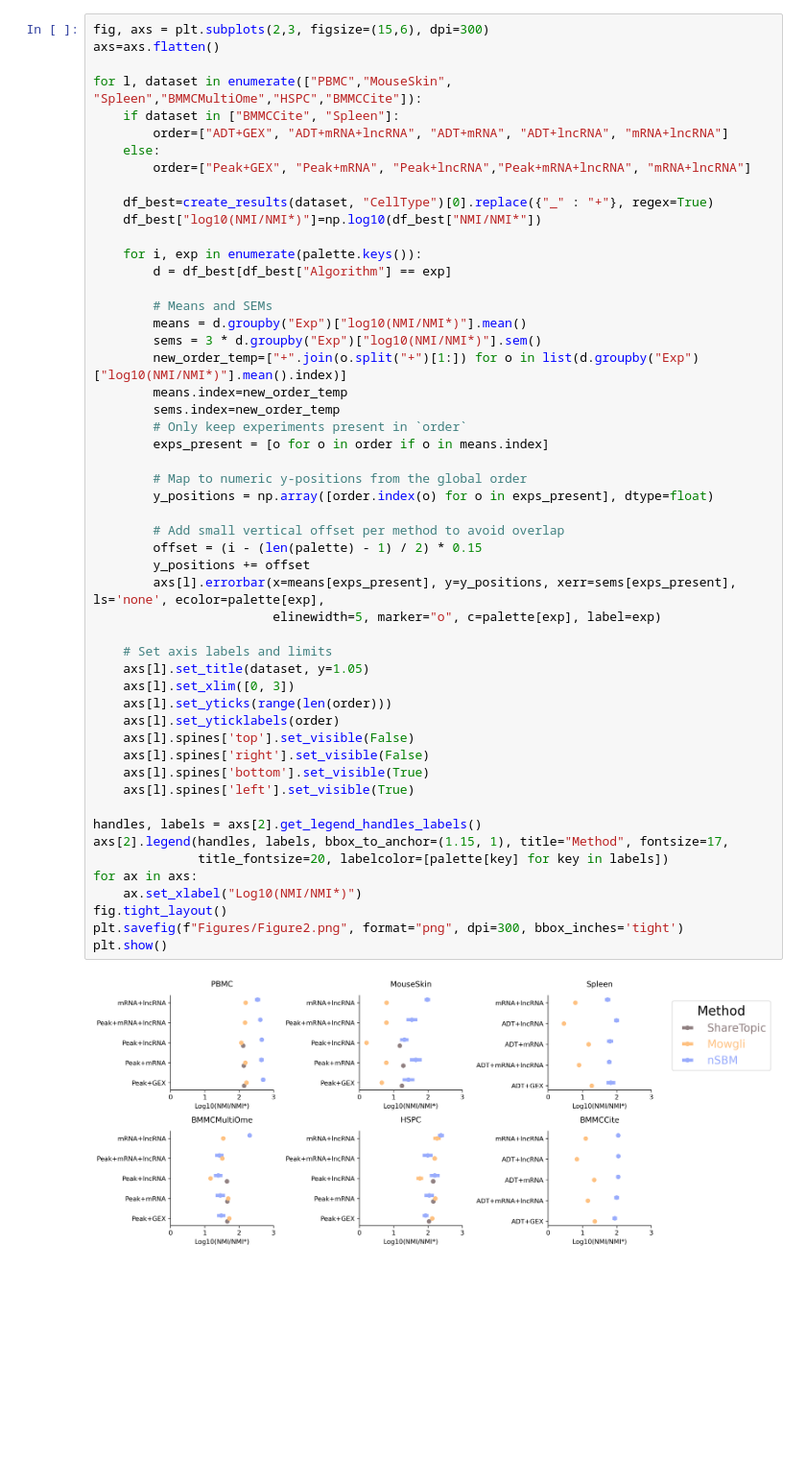
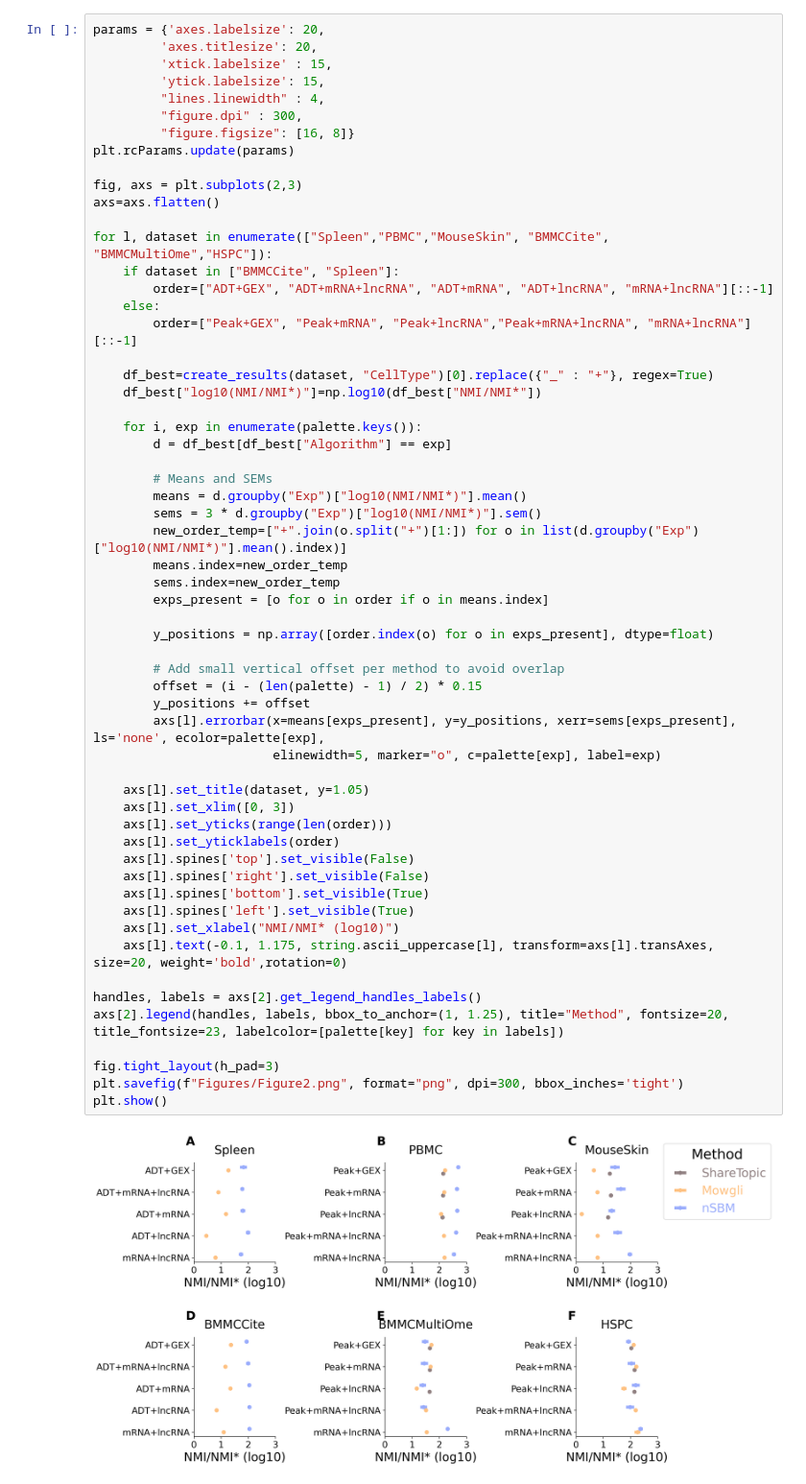
Before and after one commit to gmalagol10/bionsbm, a Jupyter notebook: reproducibility/C_Clustering.ipynb, the cells around one changed output. Shown at 96% size. Saved outputs shown, nothing was run; the diff lists cells and outputs as text; blank space fills up the shorter version.

```diff
--- a/reproducibility/C_Clustering.ipynb
+++ b/reproducibility/C_Clustering.ipynb
@@ -115,12 +27,21 @@ def create_results(dataset, label, metric="NMI/NMI*"):
 # %%
-fig, axs = plt.subplots(2,3, figsize=(15,6), dpi=300)
+params = {'axes.labelsize': 20,
+         'axes.titlesize': 20,
+         'xtick.labelsize' : 15,
+         'ytick.labelsize': 15,
+         "lines.linewidth" : 4,
+         "figure.dpi" : 300,
+         "figure.figsize": [16, 8]}
+plt.rcParams.update(params)
+
+fig, axs = plt.subplots(2,3)
 axs=axs.flatten()
 
-for l, dataset in enumerate(["PBMC","MouseSkin", "Spleen","BMMCMultiOme","HSPC","BMMCCite"]):
+for l, dataset in enumerate(["Spleen","PBMC","MouseSkin", "BMMCCite", "BMMCMultiOme","HSPC"]):
     if dataset in ["BMMCCite", "Spleen"]:
-        order=["ADT+GEX", "ADT+mRNA+lncRNA", "ADT+mRNA", "ADT+lncRNA", "mRNA+lncRNA"]
+        order=["ADT+GEX", "ADT+mRNA+lncRNA", "ADT+mRNA", "ADT+lncRNA", "mRNA+lncRNA"][::-1]
     else:
-        order=["Peak+GEX", "Peak+mRNA", "Peak+lncRNA","Peak+mRNA+lncRNA", "mRNA+lncRNA"]
+        order=["Peak+GEX", "Peak+mRNA", "Peak+lncRNA","Peak+mRNA+lncRNA", "mRNA+lncRNA"][::-1]
 
     df_best=create_results(dataset, "CellType")[0].replace({"_" : "+"}, regex=True)
     df_best["log10(NMI/NMI*)"]=np.log10(df_best["NMI/NMI*"])
@@ -130,39 +51,36 @@ for l, dataset in enumerate(["PBMC","MouseSkin", "Spleen","BMMCMultiOme","HSPC",
 
         # Means and SEMs
         means = d.groupby("Exp")["log10(NMI/NMI*)"].mean()
         sems = 3 * d.groupby("Exp")["log10(NMI/NMI*)"].sem()
         new_order_temp=["+".join(o.split("+")[1:]) for o in list(d.groupby("Exp")["log10(NMI/NMI*)"].mean().index)]
         means.index=new_order_temp
         sems.index=new_order_temp
-        # Only keep experiments present in `order`
         exps_present = [o for o in order if o in means.index]
 
-        # Map to numeric y-positions from the global order
         y_positions = np.array([order.index(o) for o in exps_present], dtype=float)
 
         # Add small vertical offset per method to avoid overlap
         offset = (i - (len(palette) - 1) / 2) * 0.15
         y_positions += offset
         axs[l].errorbar(x=means[exps_present], y=y_positions, xerr=sems[exps_present], ls='none', ecolor=palette[exp],
                         elinewidth=5, marker="o", c=palette[exp], label=exp)
 
-    # Set axis labels and limits
     axs[l].set_title(dataset, y=1.05)
     axs[l].set_xlim([0, 3])
     axs[l].set_yticks(range(len(order)))
     axs[l].set_yticklabels(order)
     axs[l].spines['top'].set_visible(False)
     axs[l].spines['right'].set_visible(False)
     axs[l].spines['bottom'].set_visible(True)
     axs[l].spines['left'].set_visible(True)
+    axs[l].set_xlabel("NMI/NMI* (log10)")
+    axs[l].text(-0.1, 1.175, string.ascii_uppercase[l], transform=axs[l].transAxes, size=20, weight='bold',rotation=0)
 
 handles, labels = axs[2].get_legend_handles_labels()
-axs[2].legend(handles, labels, bbox_to_anchor=(1.15, 1), title="Method", fontsize=17,
-              title_fontsize=20, labelcolor=[palette[key] for key in labels])
-for ax in axs:
-    ax.set_xlabel("Log10(NMI/NMI*)")
-fig.tight_layout()
+axs[2].legend(handles, labels, bbox_to_anchor=(1, 1.25), title="Method", fontsize=20, title_fontsize=23, labelcolor=[palette[key] for key in labels])
+
+fig.tight_layout(h_pad=3)
 plt.savefig(f"Figures/Figure2.png", format="png", dpi=300, bbox_inches='tight')
 plt.show()
 # %% [output]
-[figure, old version]
+[figure, new version]
```
Also changed, not shown: parts of 12 cells of this notebook, 22 other files.
